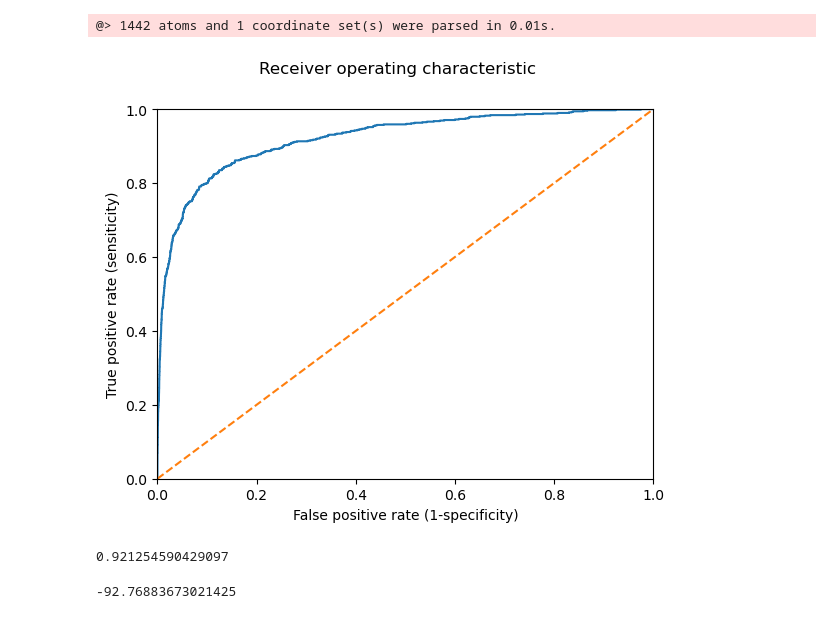
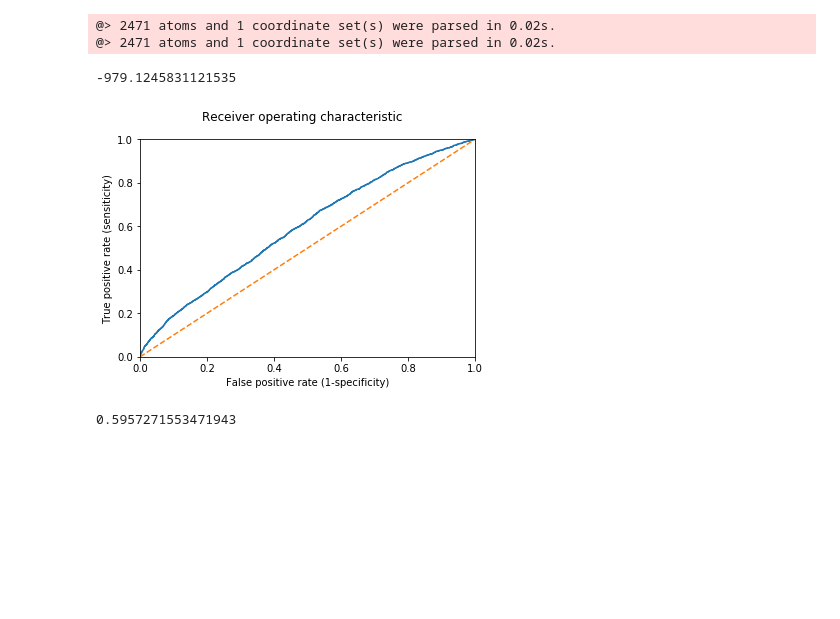
Before and after one commit to HanaJaafari/Frustratometer, a Jupyter notebook: examples/DCA_frustration_example.ipynb, the cells around one changed output. Cells and saved outputs as stored; diff of their text form; code cells hidden in the pictures; blank space fills up the shorter version.

Commit message:
Updated DCA Frustratometer example

```diff
--- a/examples/DCA_frustration_example.ipynb
+++ b/examples/DCA_frustration_example.ipynb
@@ -5,17 +6,34 @@ import matplotlib.pyplot as plt
-# %%
-model=dca_frustratometer.PottsModel.from_potts_model_file('examples/data/PottsModel1l63A.mat','examples/data/1l63.pdb','A',0,4)
-# %% [output]
-@> 1442 atoms and 1 coordinate set(s) were parsed in 0.01s.
+# %%
+pdb_name="6U5E_A"
+
+filtered_aligned_sequence=subprocess.check_output(["sed","-n",""'/>%s$/,/>/p'"" % pdb_name,
+                                                  f"./data/PF00160_all_pseudogene_parent_sequences_aligned_PFAM_27_gaps_and_inserts_filtered_gap_threshold_0.2.fasta"])
+filtered_aligned_sequence="".join(filtered_aligned_sequence.decode().split("\n")[1:-2])
+###
+aligned_sequence=subprocess.check_output(["sed","-n",""'/>%s$/,/>/p'"" % pdb_name,
+                                          f"./data/PF00160_all_pseudogene_parent_sequences_aligned_PFAM_27.fasta"])
+aligned_sequence="".join(aligned_sequence.decode().split("\n")[1:-2])
+# %%
+structure=dca_frustratometer.Structure.full_pdb('./data/6U5E_A.pdb',"A",
+                                                filtered_aligned_sequence=filtered_aligned_sequence,
+                                                aligned_sequence=aligned_sequence)
+###
+potts_model_file="./data/PF00160_PFAM_27_dca_gap_threshold_0.2.mat"
+DCA_model=dca_frustratometer.PottsModel.from_potts_model_file(structure,potts_model_file,distance_cutoff=15,
+                                                              sequence_cutoff=1,reformat_potts_model=True)
+# %% [output]
+@> 2471 atoms and 1 coordinate set(s) were parsed in 0.02s.
+@> 2471 atoms and 1 coordinate set(s) were parsed in 0.02s.
+# %%
+DCA_model.native_energy()
+# %% [output]
+-979.1245831121535
 # %%
-model.plot_roc()
+DCA_model.plot_roc()
 # %% [output]
-[figure, old version]
+[figure, new version]
 # %%
-print(model.auc())
+print(DCA_model.auc())
 # %% [output]
-0.921254590429097
+0.5957271553471943
-# %%
-print(model.native_energy())
-# %% [output]
--92.76883673021425
 # %%
```
Also changed, not shown: parts of 13 cells of this notebook, 4 other files.
